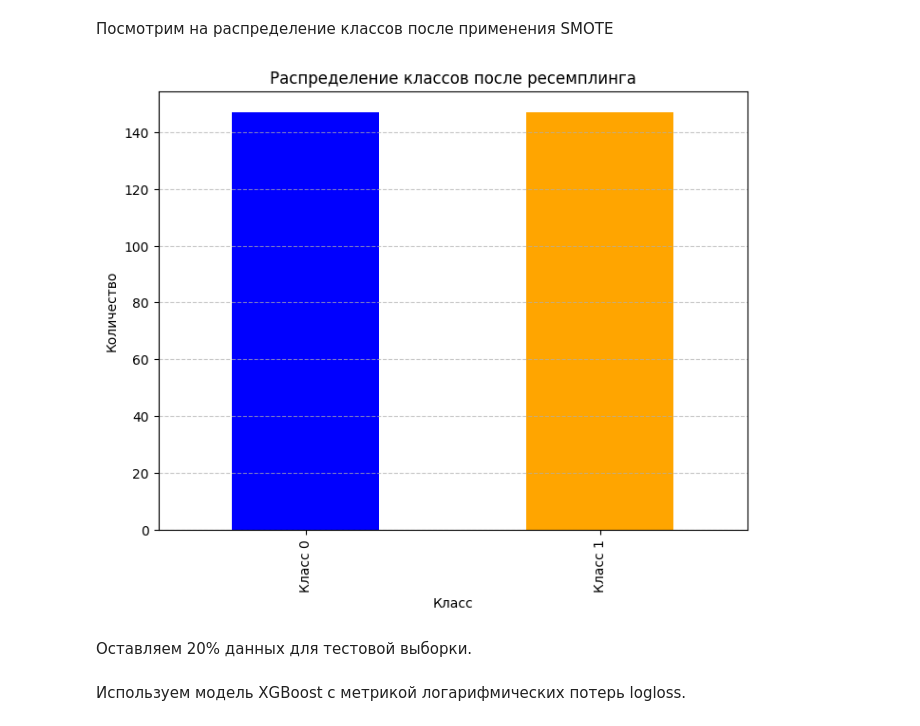
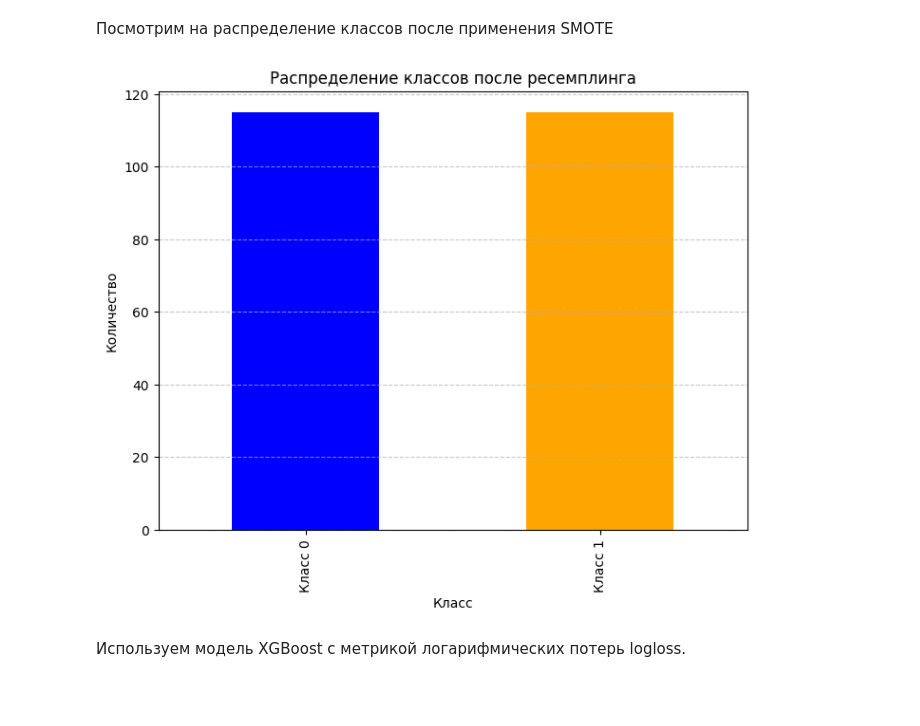
Before and after one commit to M33RR3Y/Detecting-Parkinson-s-Disease-with-XGBoost, a Jupyter notebook: Обнаружение болезни паркинсона с помощью XGBoost.ipynb, the cells around one changed output. Saved outputs shown, nothing was run; the diff lists cells and outputs as text; code cells hidden in the pictures; blank space fills up the shorter version.

```diff
--- a/Обнаружение болезни паркинсона с помощью XGBoost.ipynb
+++ b/Обнаружение болезни паркинсона с помощью XGBoost.ipynb
@@ -81,24 +79,25 @@ X_normalized = scaler.fit_transform(X)
+# %%
+# 4. Разделение на обучающую и тестовую выборки
+X_train, X_test, y_train, y_test = train_test_split(X, y, test_size=0.2, random_state=42)
 # %% [markdown]
 Так как у нас дисбаланс классов, то мы применяем SMOTE для балансировки. Это поможет модели лучше обучиться.
 # %%
 # 5. Балансировка классов с использованием SMOTE
 smote = SMOTE(random_state=42)
-X_resampled, y_resampled = smote.fit_resample(X_normalized, y)
+X_train_resampled, y_train_resampled = smote.fit_resample(X_train, y_train)
 # %% [markdown]
 Посмотрим на распределение классов после применения SMOTE
 # %%
 # 6. Распределение классов после применения SMOTE
 plt.figure(figsize=(8, 6))
-resampled_counts = pd.Series(y_resampled).value_counts()
+resampled_counts = pd.Series(y_train_resampled).value_counts()
 resampled_counts.plot(kind='bar', color=['blue', 'orange'])
 
 plt.title("Распределение классов после ресемплинга")
 plt.xlabel("Класс")
 plt.ylabel("Количество")
 plt.xticks([0, 1], ['Класс 0', 'Класс 1'])  # Указываем подписи классов
 plt.grid(axis='y', linestyle='--', alpha=0.7)
 plt.show()
 # %% [output]
-[figure, old version]
+[figure, new version]
-# %% [markdown]
-Оставляем 20% данных для тестовой выборки.
```
Also changed, not shown: parts of 13 cells of this notebook.
